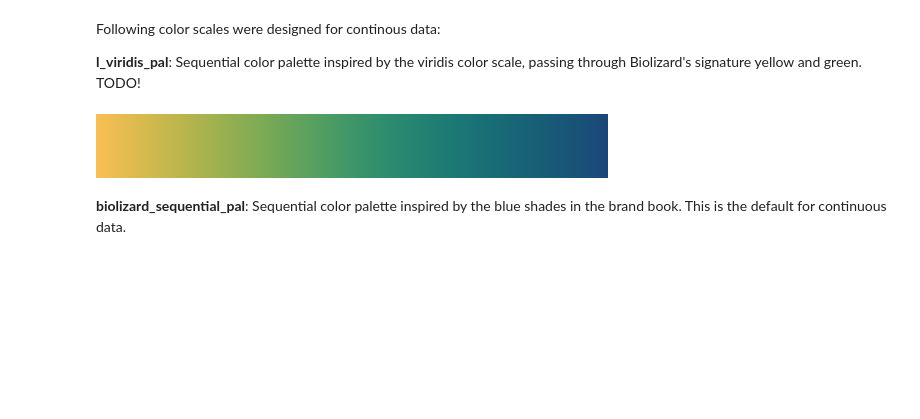
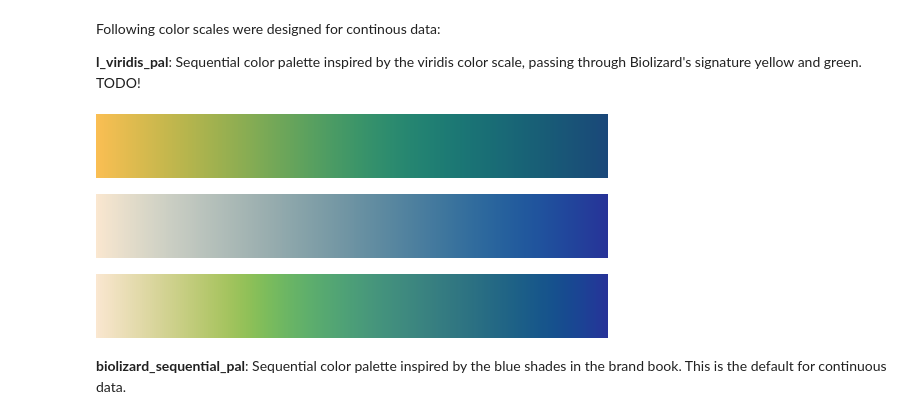
Before and after one commit to lizard-bio/nature-grade-visualization-playground, a Jupyter notebook: BioLizardStylePython/docs/example.ipynb, the cells around one changed output. Drawn from its saved outputs; the diff is of its cells as text; code cells hidden in the pictures; blank space fills up the shorter version.

```diff
--- a/BioLizardStylePython/docs/example.ipynb
+++ b/BioLizardStylePython/docs/example.ipynb
@@ -242,6 +242,14 @@ Following color scales were designed for continous data:
 l_viridis_pal
 # %% [output]
 [figure]
+# %%
+biolizard_beige_blue
+# %% [output]
+[figure, added]
+# %%
+biolizard_beige_gn_blue
+# %% [output]
+[figure, added]
 # %% [markdown]
 **biolizard_sequential_pal**: Sequential color palette inspired by the blue shades in the brand book. This is the default for continuous data.
 # %%
```
Also changed, not shown: parts of 4 cells of this notebook, 9 other files.
